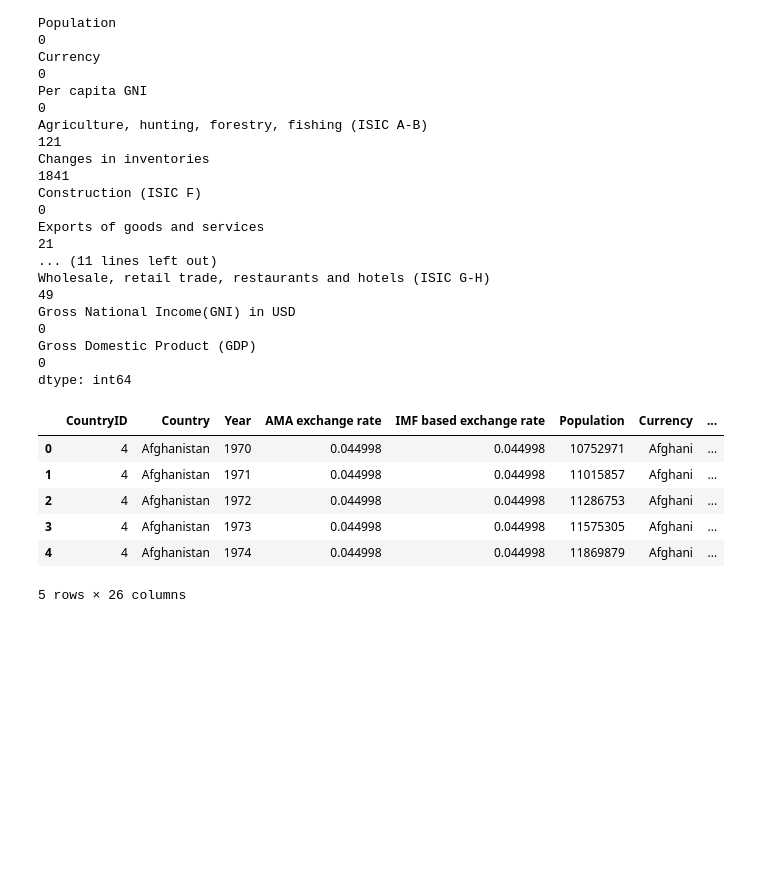
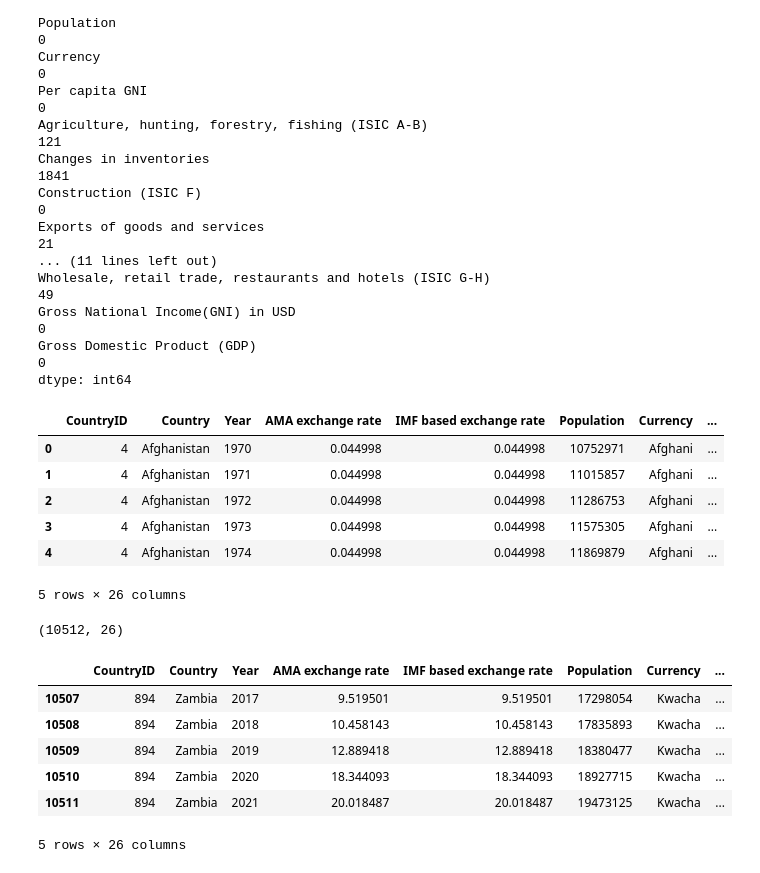
Before and after one commit to Didac-piferrer/MUDS, a Jupyter notebook: SBC/Agrupacion.ipynb, the cells around one changed output. Drawn from its saved outputs; the diff is of its cells as text; code cells hidden in the pictures; blank space fills up the shorter version.

```diff
--- a/SBC/Agrupacion.ipynb
+++ b/SBC/Agrupacion.ipynb
@@ -76,3 +84,17 @@ df.head()
 | 3 | 4 | Afghanistan | 1973 | 0.044998 | 0.044998 | 11575305 | Afghani | ... |
 | 4 | 4 | Afghanistan | 1974 | 0.044998 | 0.044998 | 11869879 | Afghani | ... |
 5 rows × 26 columns
+# %%
+df.shape
+# %% [output]
+(10512, 26)
+# %%
+df.tail()
+# %% [output]
+|  | CountryID | Country | Year | AMA exchange rate | IMF based exchange rate | Population | Currency | ... |
+| 10507 | 894 | Zambia | 2017 | 9.519501 | 9.519501 | 17298054 | Kwacha | ... |
+| 10508 | 894 | Zambia | 2018 | 10.458143 | 10.458143 | 17835893 | Kwacha | ... |
+| 10509 | 894 | Zambia | 2019 | 12.889418 | 12.889418 | 18380477 | Kwacha | ... |
+| 10510 | 894 | Zambia | 2020 | 18.344093 | 18.344093 | 18927715 | Kwacha | ... |
+| 10511 | 894 | Zambia | 2021 | 20.018487 | 20.018487 | 19473125 | Kwacha | ... |
+5 rows × 26 columns
```
Also changed, not shown: parts of 10 cells of this notebook.
